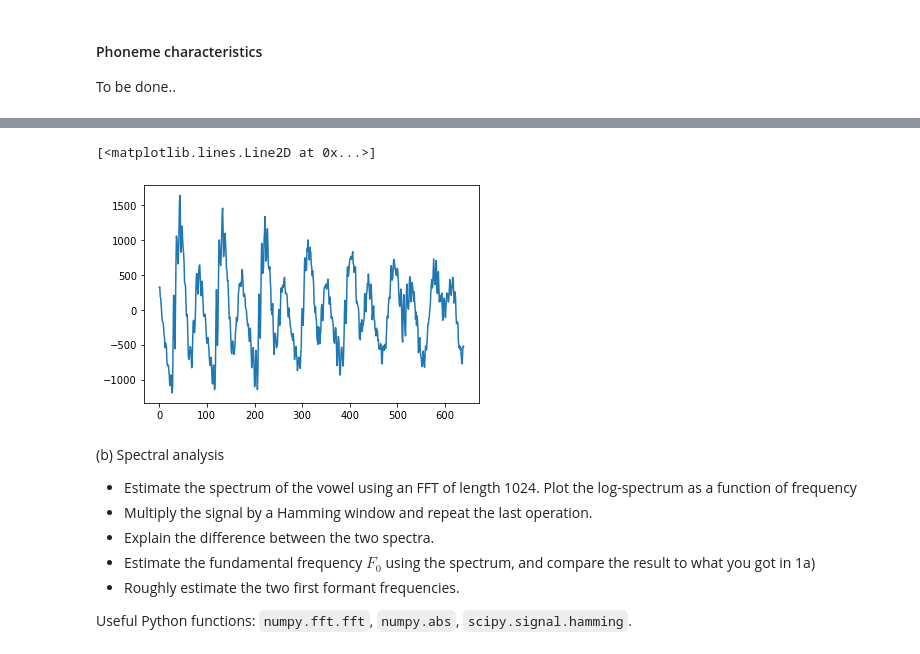
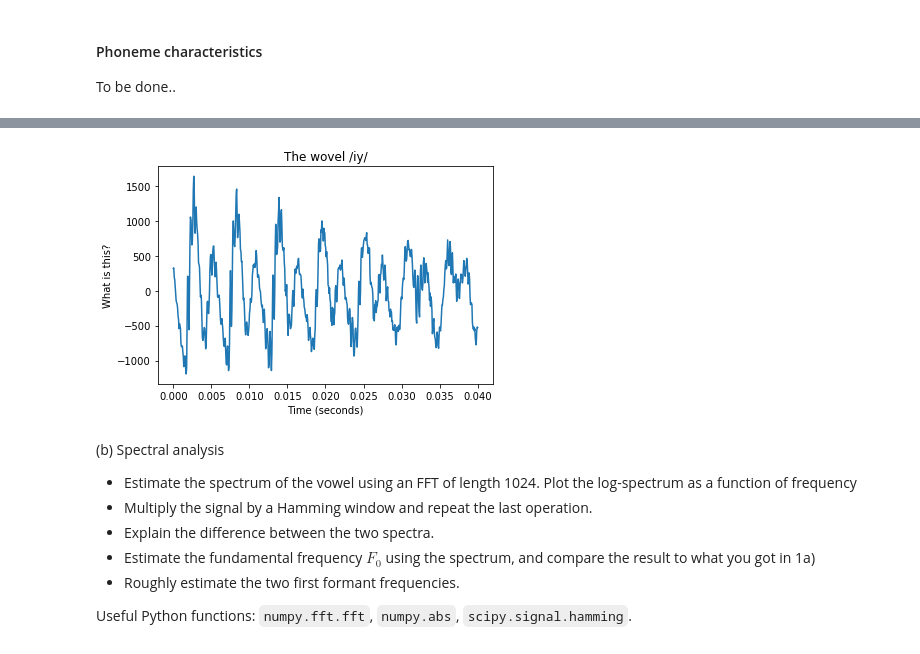
Before and after one commit to jakvah/TTT4185-MachineLearning, a Jupyter notebook: assignment_1.ipynb, the cells around one changed output, grey strips where cells are left out. Drawn from its saved outputs; the diff is of its cells as text; code cells hidden in the pictures.

```diff
--- a/assignment_1.ipynb
+++ b/assignment_1.ipynb
@@ -37,18 +45,34 @@ To be done..
 # %%
 # Assuming that /iy/ is the last 40ms of the signal
 import scipy.io.wavfile
 import matplotlib.pyplot as plt
+import numpy as np
 Fs, data = scipy.io.wavfile.read('Audiofiles/stry.wav')
 
 desired_time = 40e-3
 desired_samples = int(desired_time*Fs)
+
 # We want the last desired_samples of the signal
 iy_data = data[len(data)-desired_samples:]
+x_axis = np.linspace(0,len(iy_data)/Fs,len(iy_data))
 
-plt.plot(iy_data)
+plt.title("The wovel /iy/")
+plt.plot(x_axis,iy_data)
+plt.xlabel("Time (seconds)")
+plt.ylabel("What is this?")
+plt.show()
+
+
+#fft_iy_data = np.fft.fft(iy_data)
+#N = int(len(fft_iy_data)/2)
+#fft_x_axis = np.linspace(0,(2*Fs),N)
+#plt.title("FFT of /iy/")
+#plt.xlabel("Frequency [Hz]")
+#plt.ylabel("Amplitude")
+#plt.plot(fft_x_axis,4/N*np.abs(fft_iy_data[:N]))
+#plt.show()
 # %% [output]
-[<matplotlib.lines.Line2D at 0x...>]
-[figure, old version]
+[figure, new version]
 # %% [markdown]
 (b) Spectral analysis
 - Estimate the spectrum of the vowel using an FFT of length 1024. Plot the log-spectrum as a function of frequency
```
Also changed, not shown: parts of 4 cells of this notebook.
